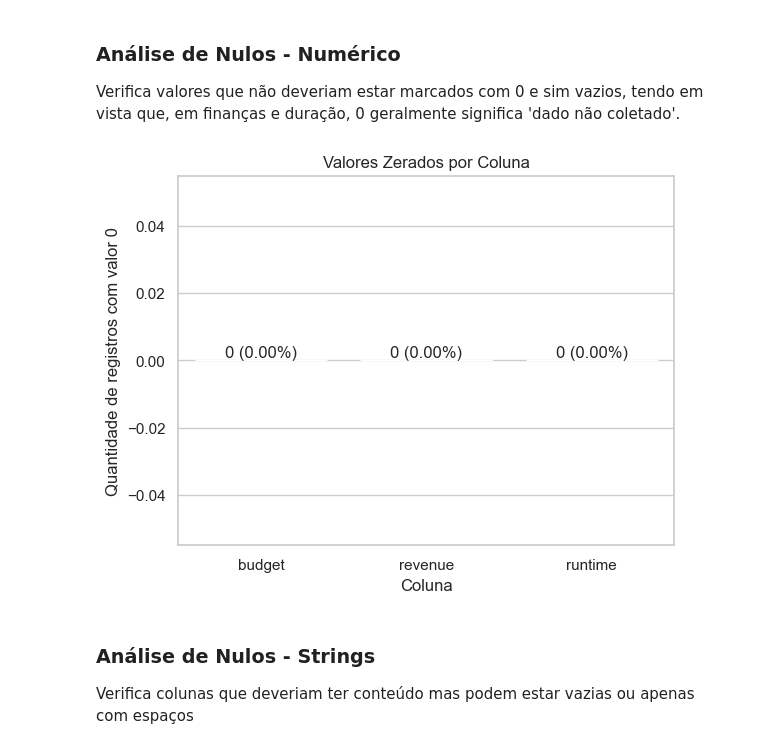
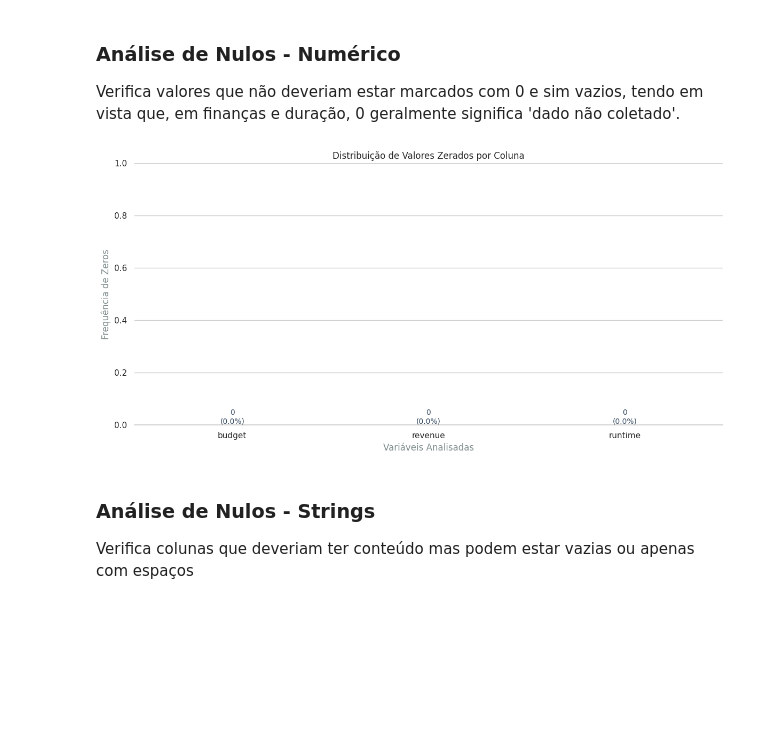
Before and after one commit to kauaneiras/Grupo-8-SBD2, a Jupyter notebook: Data Layer/silver/analytics.ipynb, the cells around one changed output. Cells and saved outputs as stored; diff of their text form; code cells hidden in the pictures; blank space fills up the shorter version.

```diff
--- a/Data Layer/silver/analytics.ipynb
+++ b/Data Layer/silver/analytics.ipynb
@@ -148,43 +157,61 @@ Verifica valores que não deveriam estar marcados com 0 e sim vazios, tendo em v
 # %%
 cols_zero = ['budget', 'revenue', 'runtime']
 
 data = []
 total = len(df)
 
 for col in cols_zero:
     if col in df.columns:
         df[col] = pd.to_numeric(df[col], errors='coerce')
         zeros = (df[col] == 0).sum()
         pct = (zeros / total) * 100
         data.append({
             'coluna': col,
             'zeros': zeros,
             'percentual': pct
         })
 
 zeros_df = pd.DataFrame(data)
+zeros_df = zeros_df.sort_values('zeros', ascending=False)
 
 # Gráfico
-plt.figure()
-ax = sns.barplot(data=zeros_df, x='coluna', y='zeros')
+sns.set_theme(style="whitegrid")
+plt.figure(figsize=(12, 6))
+ax = sns.barplot(
+    data=zeros_df,
+    x='coluna',
+    y='zeros',
+    hue='coluna',
+    palette="viridis",
+    legend=False,
+    linewidth=1
+)
 
-plt.title('Valores Zerados por Coluna')
-plt.xlabel('Coluna')
-plt.ylabel('Quantidade de registros com valor 0')
+plt.title('Distribuição de Valores Zerados por Coluna')
+plt.xlabel('Variáveis Analisadas', fontsize=12, color='#7f8c8d')
+plt.ylabel('Frequência de Zeros', fontsize=12, color='#7f8c8d')
 
-# Rótulos: quantidade + percentual
-for i, row in zeros_df.iterrows():
+# Remoção de bordas
+sns.despine(left=True, bottom=False)
+
+for i, row in enumerate(zeros_df.itertuples()):
     ax.text(
         i,
-        row['zeros'],
-        f"{row['zeros']} ({row['percentual']:.2f}%)",
+        row.zeros + (zeros_df['zeros'].max() * 0.01),
+        f"{row.zeros}\n({row.percentual:.1f}%)",
         ha='center',
-        va='bottom'
+        va='bottom',
+        fontsize=10,
+        color='#34495e'
     )
 
+# Ajuste de margens e limites
+plt.ylim(0, max(1, zeros_df['zeros'].max() * 1.15))
+plt.tight_layout()
+
 plt.show()
 # %% [output]
-[figure, old version]
+[figure, new version]
 # %% [markdown]
 ### Análise de Nulos - Strings
 Verifica colunas que deveriam ter conteúdo mas podem estar vazias ou apenas com espaços
```
Also changed, not shown: parts of 29 cells of this notebook, 1 other file.
